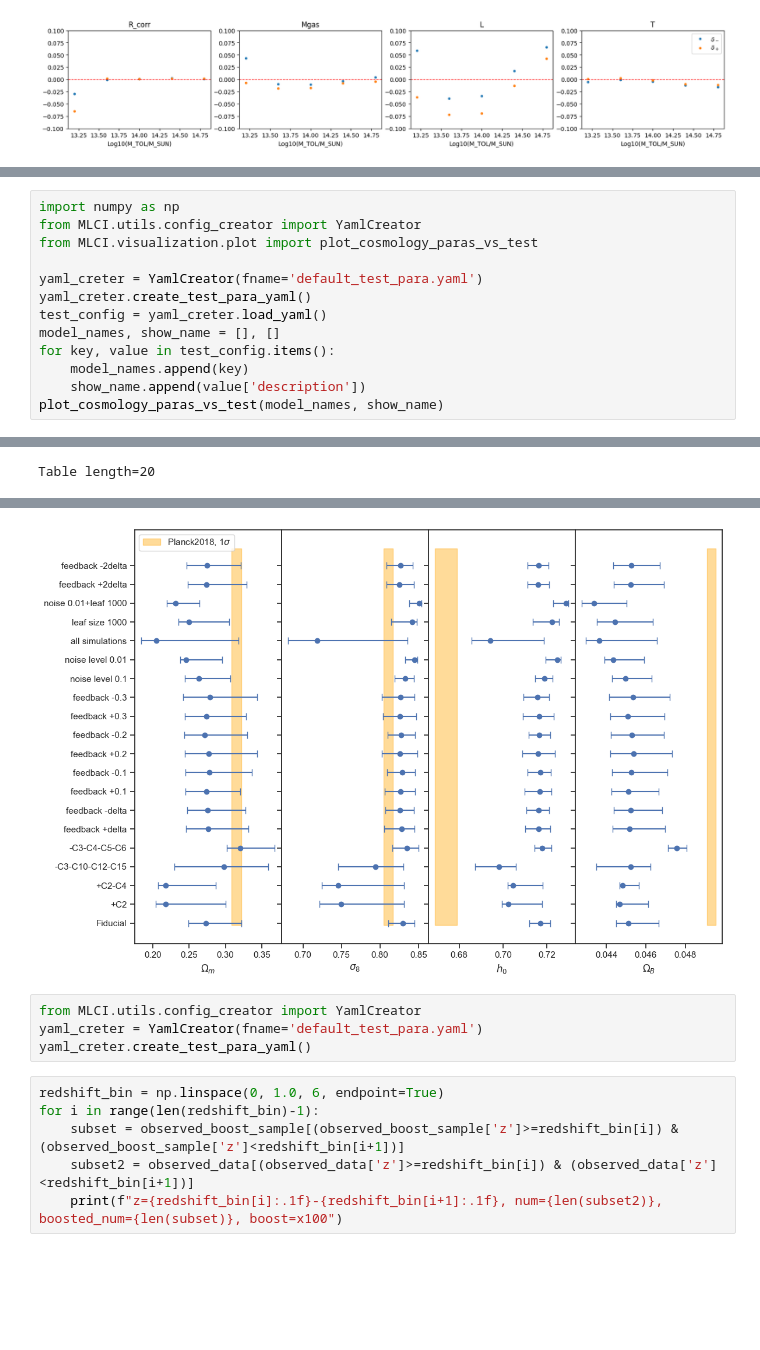
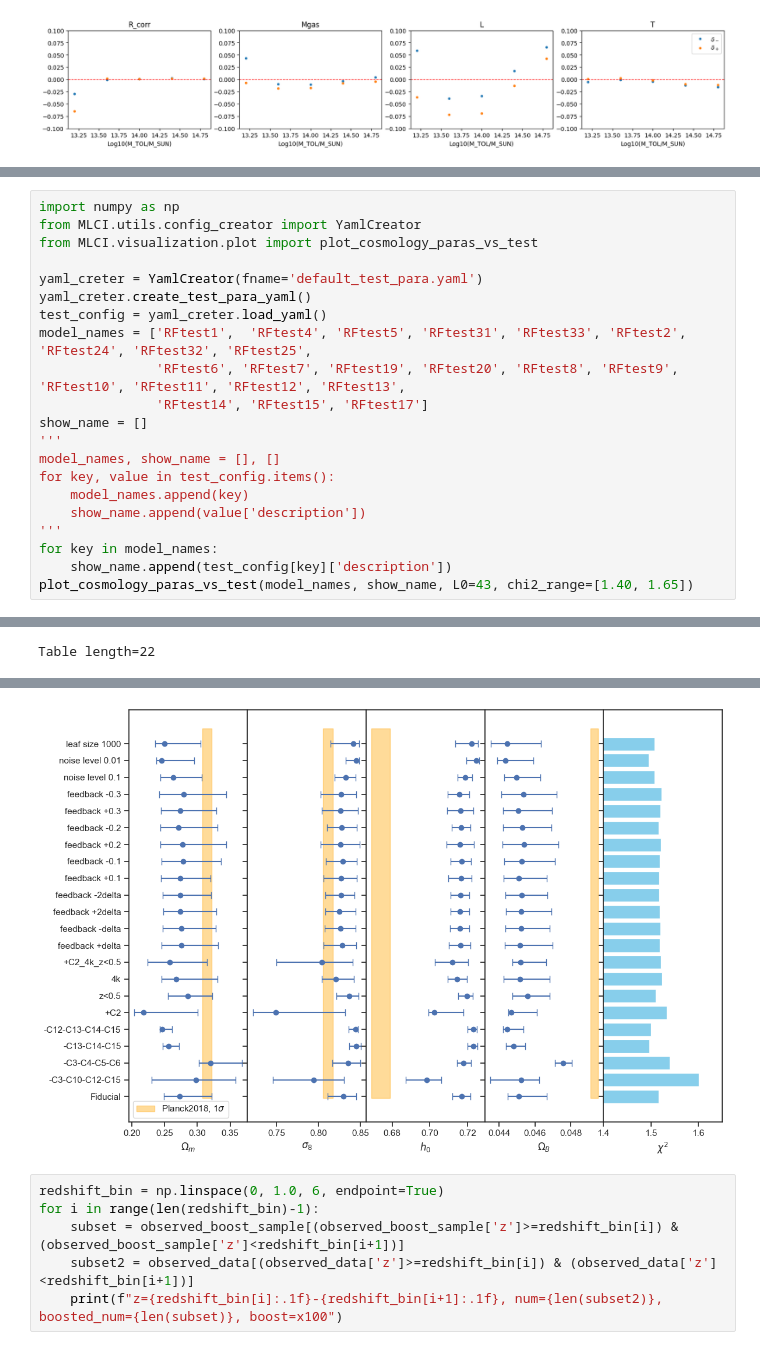
Before and after one commit to Fucheng-Zhong/MLCI, a Jupyter notebook: main_test.ipynb, the cells around one changed output, grey strips where cells are left out. Saved outputs shown, nothing was run; the diff lists cells and outputs as text; blank space fills up the shorter version.

```diff
--- a/main_test.ipynb
+++ b/main_test.ipynb
@@ -1073,9 +997,17 @@ from MLCI.visualization.plot import plot_cosmology_paras_vs_test
 yaml_creter = YamlCreator(fname='default_test_para.yaml')
 yaml_creter.create_test_para_yaml()
 test_config = yaml_creter.load_yaml()
+model_names = ['RFtest1',  'RFtest4', 'RFtest5', 'RFtest31', 'RFtest33', 'RFtest2', 'RFtest24', 'RFtest32', 'RFtest25',
+               'RFtest6', 'RFtest7', 'RFtest19', 'RFtest20', 'RFtest8', 'RFtest9', 'RFtest10', 'RFtest11', 'RFtest12', 'RFtest13',
+               'RFtest14', 'RFtest15', 'RFtest17']
+show_name = []
+'''
 model_names, show_name = [], []
 for key, value in test_config.items():
     model_names.append(key)
     show_name.append(value['description'])
-plot_cosmology_paras_vs_test(model_names, show_name)
+'''
+for key in model_names:
+    show_name.append(test_config[key]['description'])
+plot_cosmology_paras_vs_test(model_names, show_name, L0=43, chi2_range=[1.40, 1.65])
 # %% [output]
@@ -1102,3 +1031,3 @@ constrain: {'Model Name': 'RFtest20', 'Catalog': 'observation', 'Omega_medians':
-Table length=20
+Table length=22
 | Model Name | Catalog | Omega_medians | Omega_lower_errors | Omega_upper_errors | Sigm8_medians | Sigm8_lower_errors | ... |
 | str8 | str11 | float64 | float64 | float64 | float64 | float64 | ... |
@@ -1121,8 +1050,4 @@ Table length=20
-[figure, old version]
+[figure, new version]
-# %%
-from MLCI.utils.config_creator import YamlCreator
-yaml_creter = YamlCreator(fname='default_test_para.yaml')
-yaml_creter.create_test_para_yaml()
 # %%
 redshift_bin = np.linspace(0, 1.0, 6, endpoint=True)
 for i in range(len(redshift_bin)-1):
```
Also changed, not shown: parts of 14 cells of this notebook, 5 other files.
